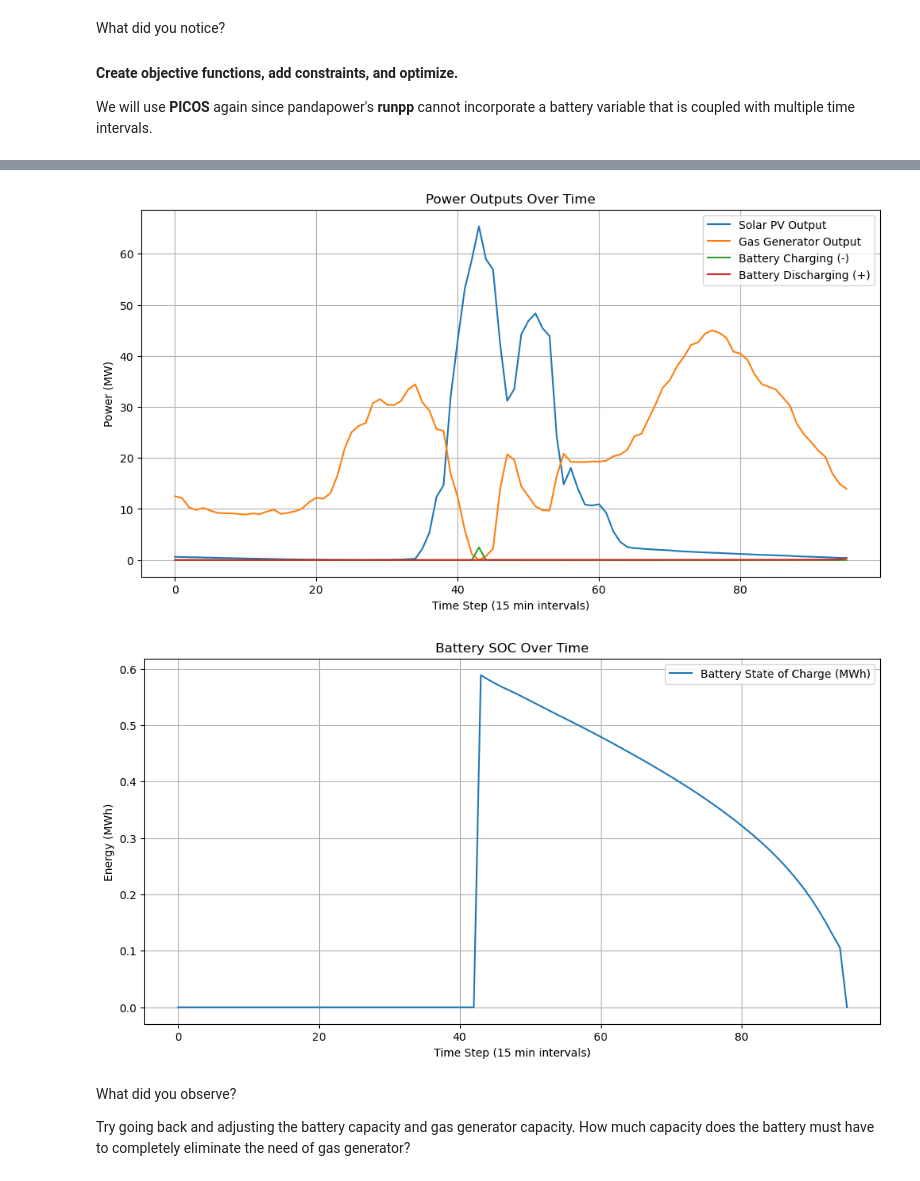
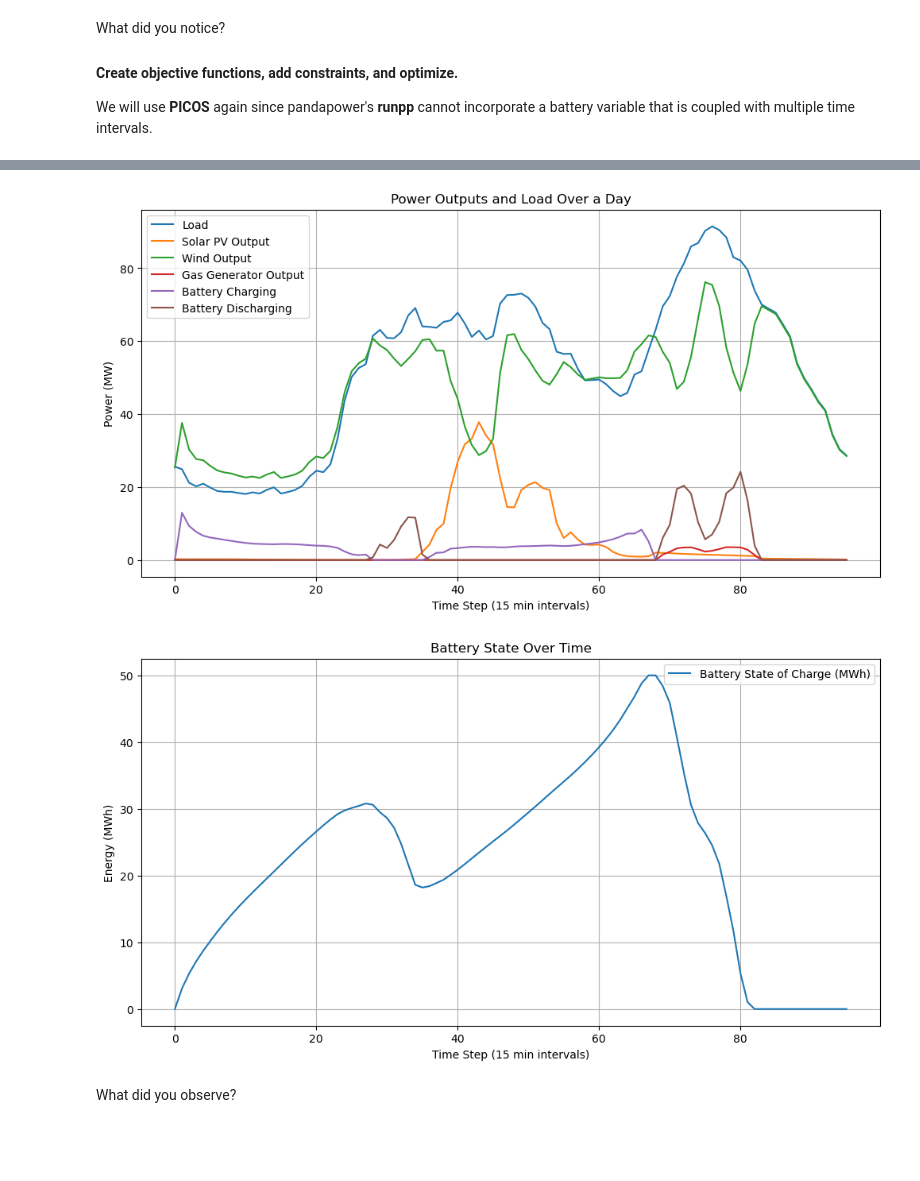
Before and after one commit to PSALOxford/intro_pandapower, a Jupyter notebook: intro-pandapower.ipynb, the cells around one changed output, grey strips where cells are left out. Cells and saved outputs as stored; diff of their text form; code cells hidden in the pictures; blank space fills up the shorter version.

Commit message:
Added wind power

```diff
--- a/intro-pandapower.ipynb
+++ b/intro-pandapower.ipynb
@@ -622,7 +622,7 @@ net4 = pp.create_empty_network()
 
 # Set base values for the per unit system
 base_kV = 110.0 # Base voltage in kV
-base_MV = 100  # Base active power
+base_MVA = 100  # Base aparrent power
 
 #Create the buses
 bus1 = pp.create_bus(net4, vn_kv=base_kV, name="Bus 1")
@@ -634,19 +634,20 @@ e=pp.create_ext_grid(net4, bus1, min_p_mw=-200, max_p_mw=200)
 
 #Create the generators
 sgen1 = pp.create_sgen(net4, bus=bus1, p_mw=0, q_mvar=0, min_p_mw=0, max_p_mw=110, controllable=False, name="Solar")
-sgen2 = pp.create_sgen(net4, bus=bus2, p_mw=0, q_mvar=0.5*base_MV, min_p_mw=0, max_p_mw=110, controllable=True, name="Gas Generator")
+sgen2 = pp.create_sgen(net4, bus=bus1, p_mw=0, q_mvar=0, min_p_mw=0, max_p_mw=110, controllable=False, name="Wind")
+sgen3 = pp.create_sgen(net4, bus=bus2, p_mw=0, q_mvar=0.5*base_MVA, min_p_mw=0, max_p_mw=110, controllable=True, name="Gas Generator")
 
 # Add generator costs
-pp.create_poly_cost(net4, element=sgen2, et='sgen', cp1_eur_per_mw=30)
+pp.create_poly_cost(net4, element=sgen3, et='sgen', cp1_eur_per_mw=30)
 
 # Create the load
-pp.create_load(net4, bus=bus3, p_mw=2*base_MV, q_mvar=0.5*base_MV, name="Load")
+pp.create_load(net4, bus=bus3, p_mw=2*base_MVA, q_mvar=0.5*base_MVA, name="Load")
 
-# Add storage to bus 2. We assume it starts out with no charge and can store up to 1 of base power.
-storage_idx = pp.create_storage(net4, bus=bus2, p_mw=0, max_e_mwh=0.5*base_MV, soc_percent=0, min_p_mw=-0.5*base_MV, max_p_mw=0.5*base_MV, controllable=True)
+# Add storage to bus 3. We assume it starts out with no charge and can store up to 1 of base power.
+storage_idx = pp.create_storage(net4, bus=bus3, p_mw=0, max_e_mwh=0.5*base_MVA, soc_percent=0, min_p_mw=-0.5*base_MVA, max_p_mw=0.5*base_MVA, controllable=True)
 
 # Line setup
-z_base = base_kV**2 / base_MV  # in Ohms
+z_base = base_kV**2 / base_MVA  # in Ohms
 r_ohm = 0.001*z_base
 x_ohm = 0.01*z_base
 length_km = 1  # nominal length
@@ -792,35 +820,63 @@ Search 7.0e+00s, solve 1.2e+01s, overhead 72%.
 Optimization completed.
 # %%
 # Plot results
-Pg_values = np.array([Pg[t].value for t in range(T)]).reshape(T, -1)
-Pch_values = np.array([Pch[t].value for t in range(T)])
-Pdis_values = np.array([Pdis[t].value for t in range(T)])
-E_values = np.array([E[t].value for t in range(T)])
+
+# Create storage for values
+Pg_values = []
+Pch_values = []
+Pdis_values = []
+E_values = []
+pv_curtail_values = []
+wind_curtail_values = []
+
+# Load all values in one loop
+for t in range(T):
+    Pg_values.append(vars["Pg"][t].value)
+    Pch_values.append(vars["Pch"][t].value)
+    Pdis_values.append(vars["Pdis"][t].value)
+    E_values.append(vars["E"][t].value)
+    pv_curtail_values.append(vars["pv_curtail"][t].value)
+    wind_curtail_values.append(vars["wind_curtail"][t].value)
+
+# Convert lists to arrays
+Pg_values = np.array(Pg_values).reshape(T, -1)
+Pch_values = np.array(Pch_values)
+Pdis_values = np.array(Pdis_values)
+E_values = np.array(E_values)
+pv_curtail_values = np.array(pv_curtail_values)
+wind_curtail_values = np.array(wind_curtail_values)
+
+
+# Actual renewable generations
+pv_actual = df['pv'].values - pv_curtail_values
+wind_actual = df['wind'].values - wind_curtail_values
+load = df['residential'].values
+
 
 plt.figure(figsize=(12,6))
-plt.plot(time_steps, df['pv'].values, label="Solar PV Output")
+plt.plot(time_steps, load, label="Load")
+plt.plot(time_steps, pv_actual, label="Solar PV Output")
+plt.plot(time_steps, wind_actual, label="Wind Output")
 plt.plot(time_steps, Pg_values[:,1], label="Gas Generator Output")
-plt.plot(time_steps, Pch_values, label="Battery Charging (-)")
-plt.plot(time_steps, Pdis_values, label="Battery Discharging (+)")
+plt.plot(time_steps, Pch_values, label="Battery Charging")
+plt.plot(time_steps, Pdis_values, label="Battery Discharging")
 plt.xlabel("Time Step (15 min intervals)")
 plt.ylabel("Power (MW)")
-plt.title("Power Outputs Over Time")
+plt.title("Power Outputs and Load Over a Day")
 plt.legend()
 plt.grid(True)
 plt.show()
 
 plt.figure(figsize=(12,6))
 plt.plot(time_steps, E_values, label="Battery State of Charge (MWh)")
 plt.xlabel("Time Step (15 min intervals)")
 plt.ylabel("Energy (MWh)")
-plt.title("Battery SOC Over Time")
+plt.title("Battery State Over Time")
 plt.legend()
 plt.grid(True)
 plt.show()
 # %% [output]
-[figure, old version]
+[figure, new version]
-[figure, old version]
+[figure, new version]
-# %% [markdown]
-What did you observe?
-
-Try going back and adjusting the battery capacity and gas generator capacity. How much capacity does the battery must have to completely eliminate the need of gas generator?
+# %% [markdown]
+What did you observe?
```
Also changed, not shown: parts of 10 cells of this notebook.
